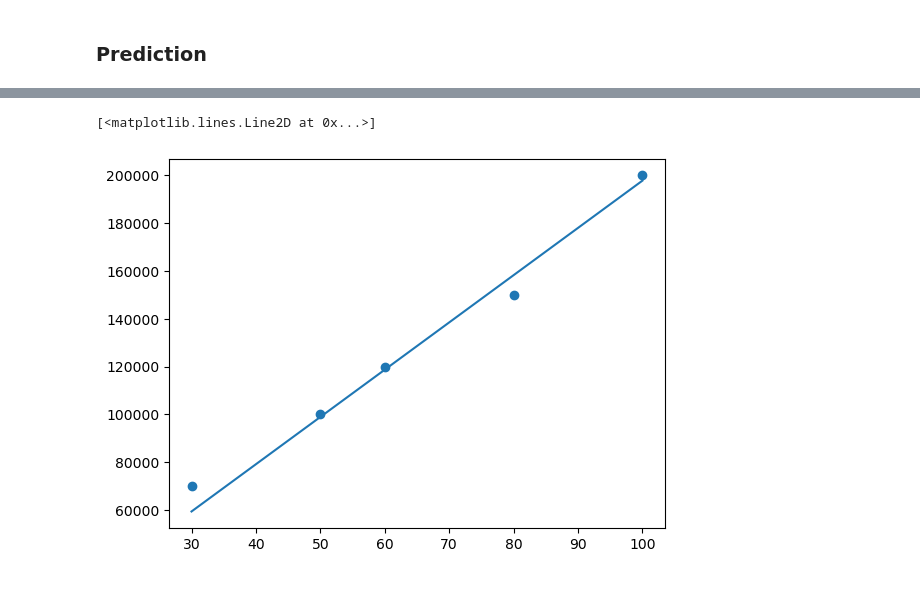
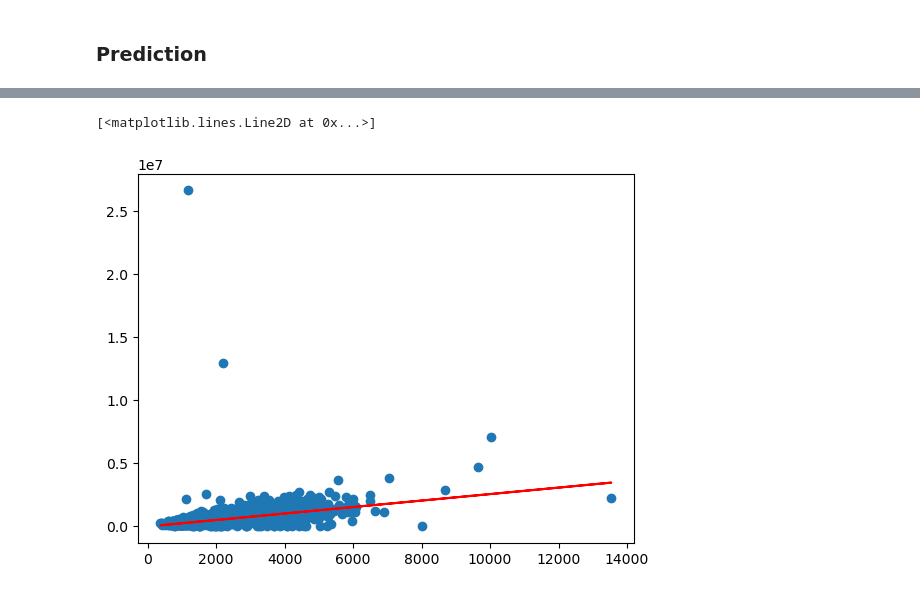
Before and after one commit to francescomaxim/HousePricePrediction, a Jupyter notebook: Untitled.ipynb, the cells around one changed output, grey strips where cells are left out. Saved outputs shown, nothing was run; the diff lists cells and outputs as text; code cells hidden in the pictures.

```diff
--- a/Untitled.ipynb
+++ b/Untitled.ipynb
@@ -12,0 +28,4 @@ data = pd.read_csv('data.csv')
+# %%
+x_data = data['sqft_living']
+y_data = data['price']
+x_data, y_data
@@ -45,6 +82,16 @@ for i in x_train:
 len(x_train), len(y_train)
 # %% [output]
 (5, 5)
+# %%
+def train_validation_split(x, y, validation_size = 0.2, random_state=None):
+    x_validation = x.sample(frac= validation_size, random_state = random_state)
+    y_validation = y[x_validation.index]
+    x_train = x.drop(x_validation.index)
+    y_train = y.drop(y_validation.index)
+
+    return np.array(x_train), np.array(y_train), np.array(x_validation), np.array(y_validation)
+# %%
+x_train, y_train, x_validation, y_validation = train_validation_split(x_data, y_data, validation_size=0.2, random_state=0)
 # %%
 plt.scatter(x_train, y_train)
 plt.title("Train Data: Size vs Price")
@@ -101,8 +148,8 @@ def gradient_descent(x, y, w_in, b_in, alpha, num_inters, cost_function, gradien
 # %%
 w_init = 0
 b_init = 0
-iterations = 200
-alpha = 1.0e-5
+iterations = 20
+alpha = 3.0e-7
 
 w_final, b_final, J_history = gradient_descent(x = x_train, y = y_train, alpha = alpha, w_in = w_init, b_in = b_init, cost_function = compute_cost, gradient_function = compute_gradient, num_inters = iterations)
 print(f"w, n by gradient descent ({w_final:.4}, {b_final:.4})")
@@ -185,6 +263,6 @@ print(f"{w_final * size_of_house + b_final}$")
 # %%
 plt.scatter(x_train, y_train)
-plt.plot(x_train, w_final * x_train + b_final)
+plt.plot(x_train, w_final * x_train + b_final, c='r')
 # %% [output]
 [<matplotlib.lines.Line2D at 0x...>]
-[figure, old version]
+[figure, new version]
```
Also changed, not shown: parts of 18 cells of this notebook.
